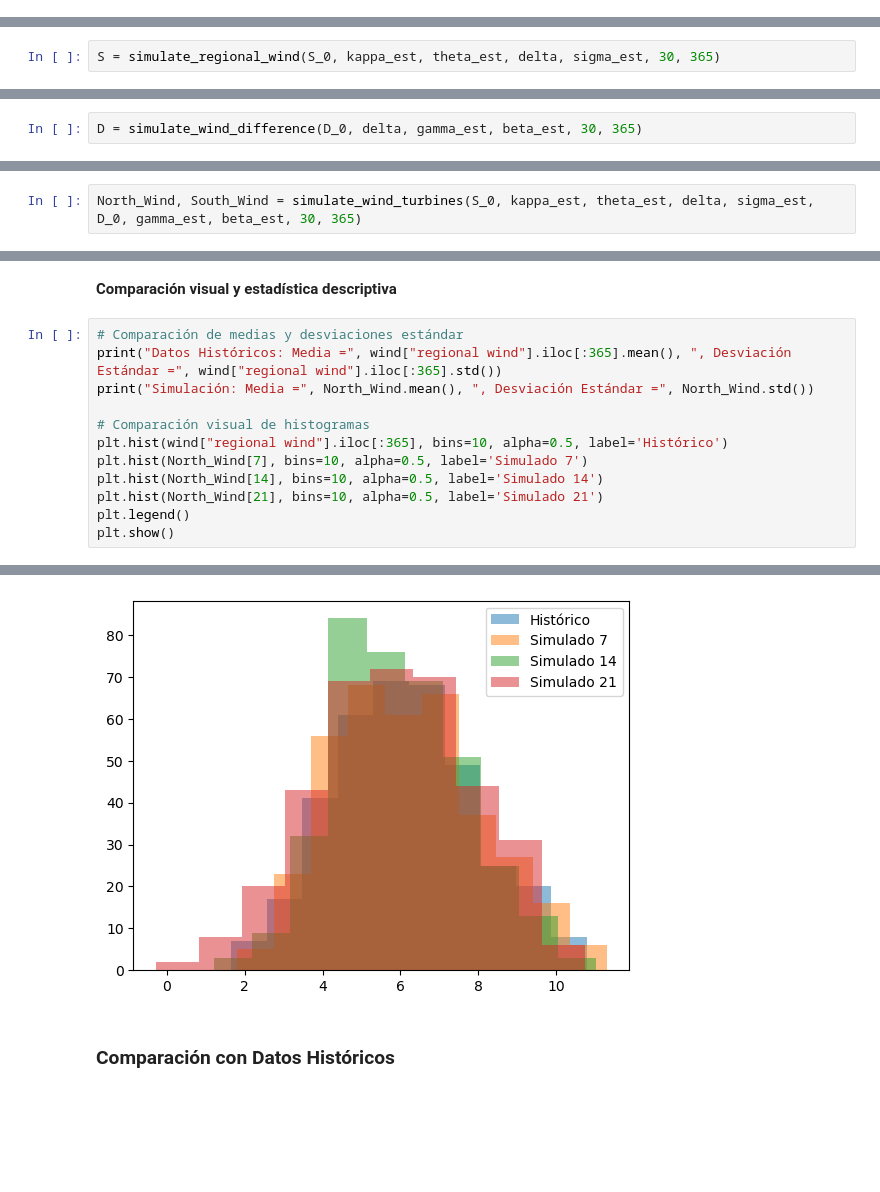
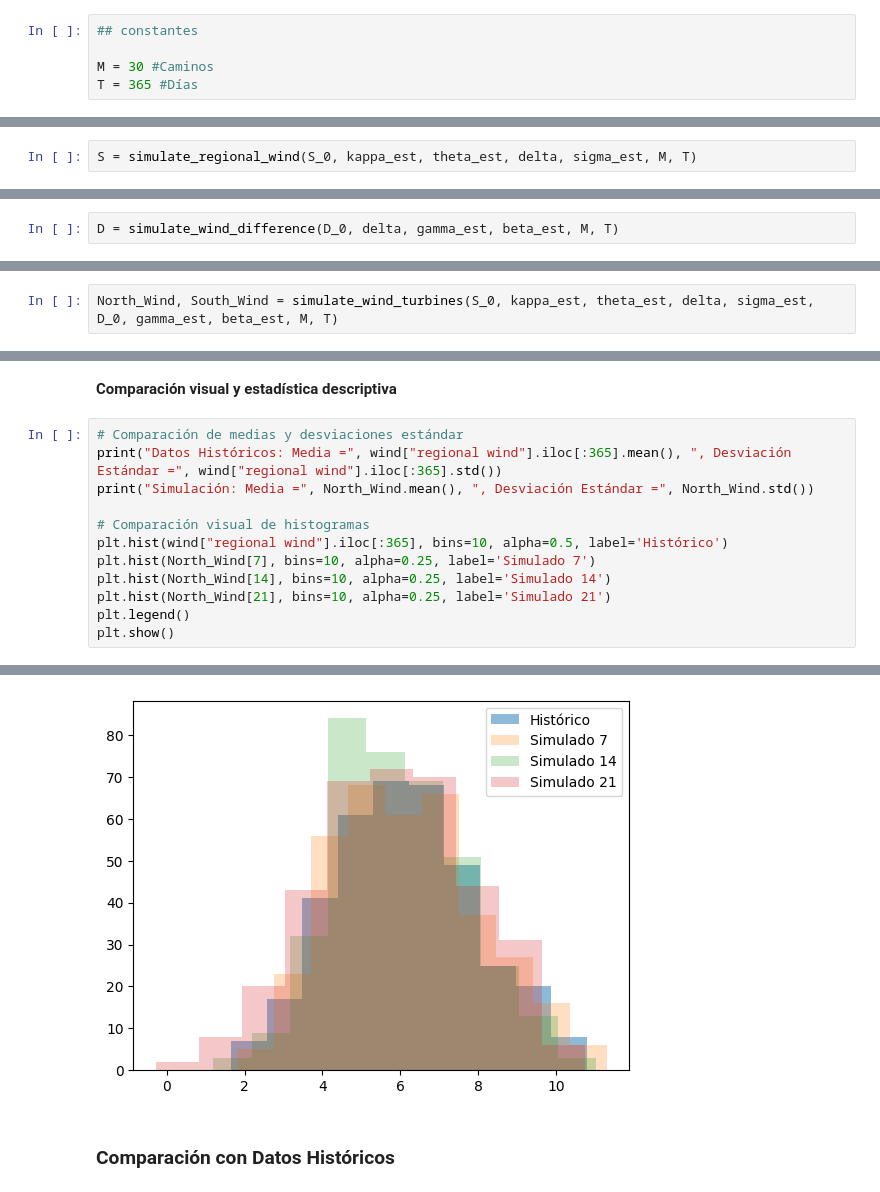
Before and after one commit to olmiave/ACN_TP1, a Jupyter notebook: TP1.ipynb, the cells around one changed output, grey strips where cells are left out. Cells and saved outputs as stored; diff of their text form; blank space fills up the shorter version.

```diff
--- a/TP1.ipynb
+++ b/TP1.ipynb
@@ -418,6 +418,11 @@ S_0 = wind["regional wind"].iloc[0]
 
 # Valor inicial de la diferencia entre molinos
 D_0 = wind["wind gap norte sur"].iloc[0]
+# %%
+## constantes
+
+M = 30 #Caminos
+T = 365 #Días
 # %%
 #Simulación del viento regional
 
@@ -434,7 +437,7 @@ def simulate_regional_wind(S_0, kappa, theta, delta, sigma, m, T):
             #     S[i, t] = 0
     return S
 # %%
-S = simulate_regional_wind(S_0, kappa_est, theta_est, delta, sigma_est, 30, 365)
+S = simulate_regional_wind(S_0, kappa_est, theta_est, delta, sigma_est, M, T)
 # %%
 # plt.figure(figsize=(10,6))
 # for i in range(30):
@@ -451,7 +454,7 @@ def simulate_wind_difference(D_0, delta, gamma, beta, m, T):
             #     D[i, t] = 0
     return D
 # %%
-D = simulate_wind_difference(D_0, delta, gamma_est, beta_est, 30, 365)
+D = simulate_wind_difference(D_0, delta, gamma_est, beta_est, M, T)
 # %%
 # plt.figure(figsize=(10,6))
 # for i in range(30):
@@ -472,7 +475,7 @@ def simulate_wind_turbines(S_0, kappa, theta, delta, sigma, D_0, gamma, beta, m,
 
     return North_Wind, South_Wind
 # %%
-North_Wind, South_Wind = simulate_wind_turbines(S_0, kappa_est, theta_est, delta, sigma_est, D_0, gamma_est, beta_est, 30, 365)
+North_Wind, South_Wind = simulate_wind_turbines(S_0, kappa_est, theta_est, delta, sigma_est, D_0, gamma_est, beta_est, M, T)
 # %%
 # print(North_Wind)
 # %%
@@ -596,9 +599,9 @@ print("Simulación: Media =", North_Wind.mean(), ", Desviación Estándar =", No
 
 # Comparación visual de histogramas
 plt.hist(wind["regional wind"].iloc[:365], bins=10, alpha=0.5, label='Histórico')
-plt.hist(North_Wind[7], bins=10, alpha=0.5, label='Simulado 7')
-plt.hist(North_Wind[14], bins=10, alpha=0.5, label='Simulado 14')
-plt.hist(North_Wind[21], bins=10, alpha=0.5, label='Simulado 21')
+plt.hist(North_Wind[7], bins=10, alpha=0.25, label='Simulado 7')
+plt.hist(North_Wind[14], bins=10, alpha=0.25, label='Simulado 14')
+plt.hist(North_Wind[21], bins=10, alpha=0.25, label='Simulado 21')
 plt.legend()
 plt.show()
 # %% [output]
@@ -607,4 +610,4 @@ Simulación: Media = 6.004768547871603 , Desviación Estándar = 1.8851114503391
-[figure, old version]
+[figure, new version]
 # %% [markdown]
 ### Comparación con Datos Históricos
 # %%
```
Also changed, not shown: parts of 22 cells of this notebook, 1 other file.
